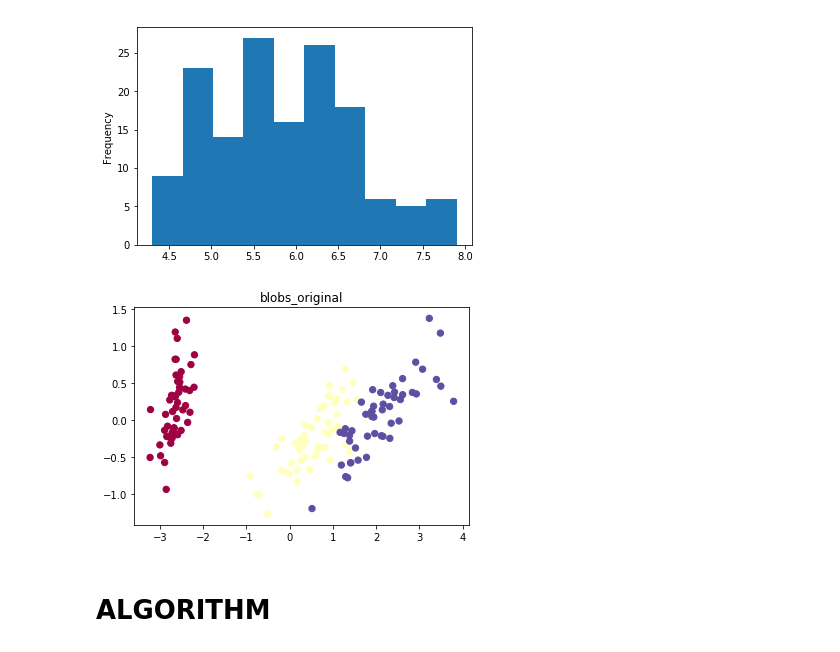
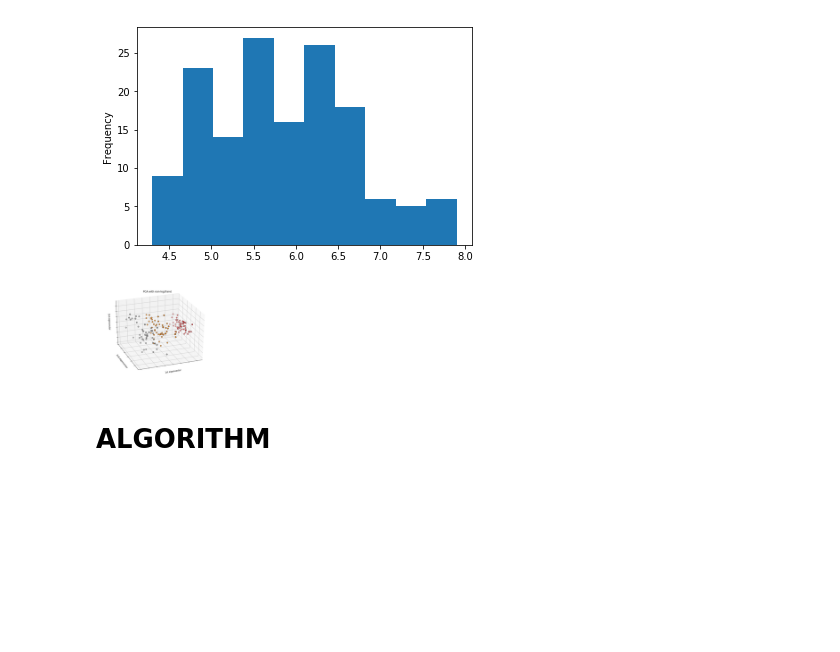
Before and after one commit to GoatWang/IIIMaterial, a Jupyter notebook: 3_ClusteringTheory/Clustering_Theory.ipynb, the cells around one changed output. Saved outputs shown, nothing was run; the diff lists cells and outputs as text; code cells hidden in the pictures; blank space fills up the shorter version.

```diff
--- a/3_ClusteringTheory/Clustering_Theory.ipynb
+++ b/3_ClusteringTheory/Clustering_Theory.ipynb
@@ -83,15 +93,34 @@ df_iris['sepal length (cm)'].plot('hist')
 plt.show()
 # %% [output]
 [figure]
-# %%
-iris_X = PCA(n_components=2).fit_transform(df_iris[["sepal length (cm)", "sepal width (cm)", "petal length (cm)", "petal width (cm)"]].values)
-iris_y = iris.target
-
-plt.scatter(iris_X[:, 0], iris_X[:, 1], c=iris_y , s=40, cmap=plt.cm.Spectral);
-plt.title(name+'_original')
-plt.show()
-# %% [output]
-[figure, removed]
+# %%
+iris_X = df_iris[["sepal length (cm)", "sepal width (cm)", "petal length (cm)", "petal width (cm)"]].values
+iris_Y = iris.target
+
+
+#請使用PCA畫出不同花在三維空間中的分布位置(請上網尋找PCA的程式碼，並複製過來)
+#=============your works starts===============#
+X = iris_X
+Y = iris_Y
+
+fig = plt.figure(1, figsize=(8, 6))
+ax = Axes3D(fig, elev=-150, azim=110)
+
+X_reduced = PCA(n_components=3).fit_transform(X)
+ax.scatter(X_reduced[:, 0], X_reduced[:, 1], X_reduced[:, 2], c=Y,
+           cmap=plt.cm.Set1, edgecolor='k', s=40)
+ax.set_title("PCA with non-log(Fare)")
+ax.set_xlabel("1st eigenvector")
+ax.w_xaxis.set_ticklabels([])
+ax.set_ylabel("2nd eigenvector")
+ax.w_yaxis.set_ticklabels([])
+ax.set_zlabel("3rd eigenvector")
+ax.w_zaxis.set_ticklabels([])
+#==============your works ends================#
+
+plt.show()
+# %% [output]
+[figure, added]
 # %% [markdown]
 # ALGORITHM
 # %% [markdown]
```
Also changed, not shown: parts of 16 cells of this notebook, 8 other files.
